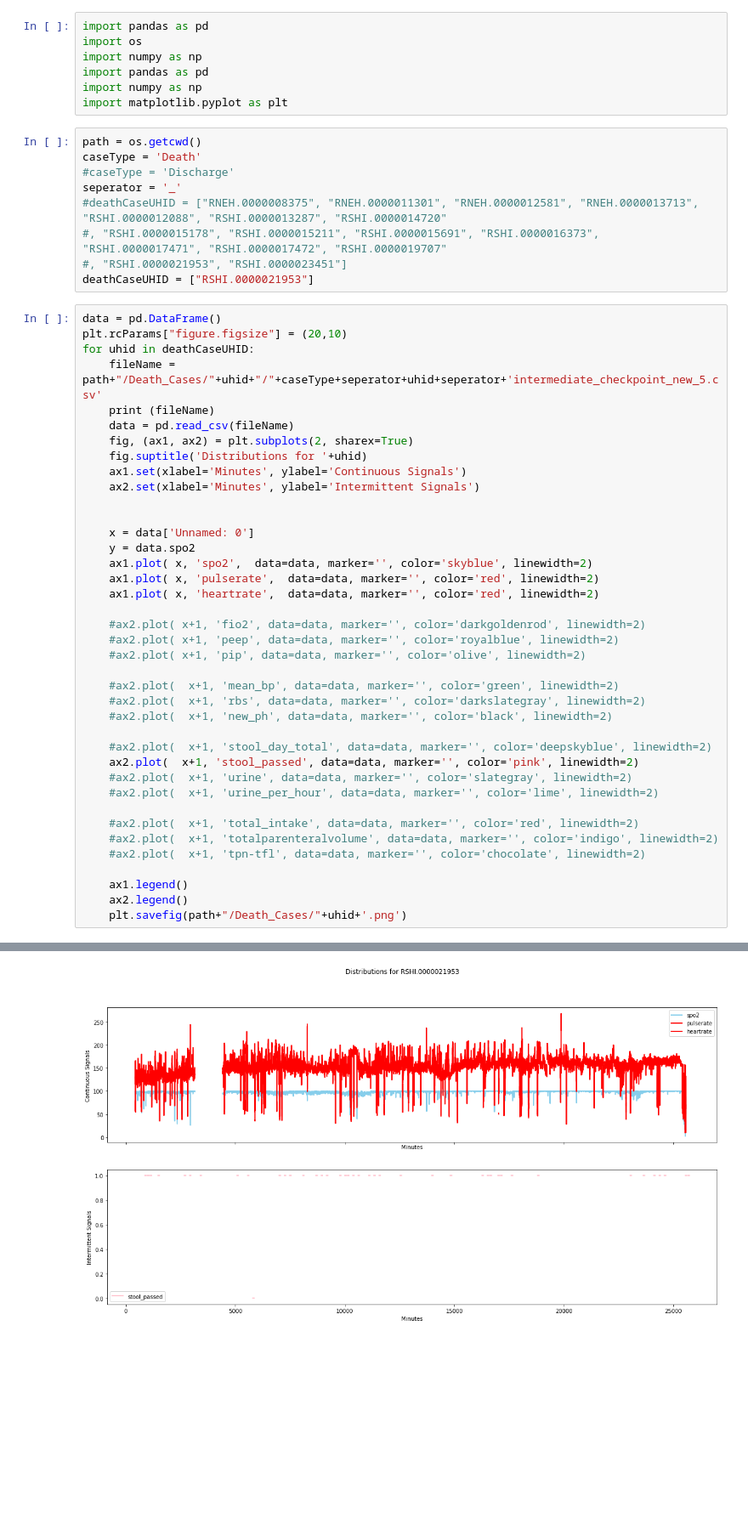
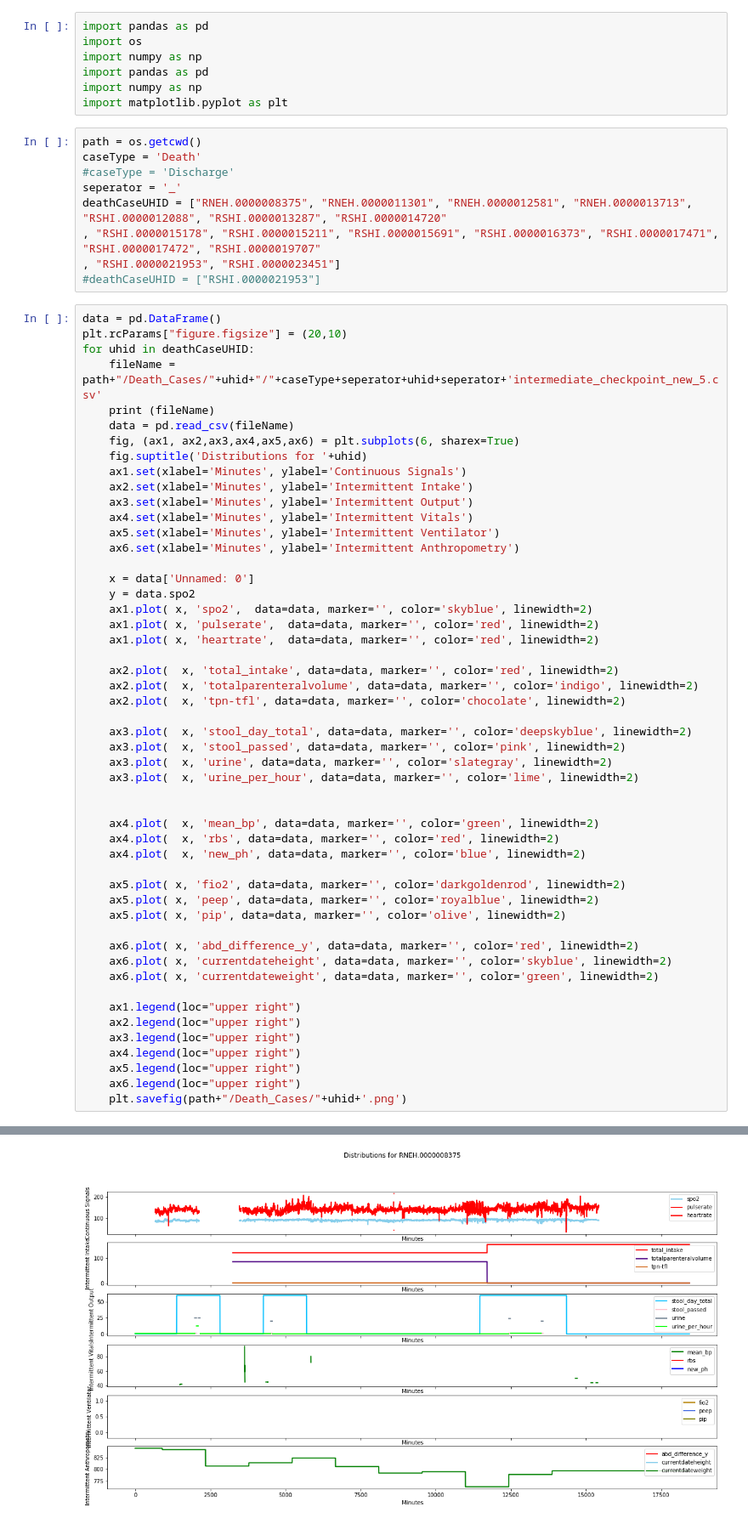
Before and after one commit to HDP-predictions/Development-and-Validation-of-High-Definition-Phenotype-HDP-based-mortality-prediction-in-critical, a Jupyter notebook: data_visualization.ipynb, the cells around one changed output, grey strips where cells are left out. Shown at 85% size. Cells and saved outputs as stored; diff of their text form; blank space fills up the shorter version.

Commit message:
data visualization notebook

```diff
--- a/data_visualization.ipynb
+++ b/data_visualization.ipynb
@@ -10,10 +10,10 @@ path = os.getcwd()
 caseType = 'Death'
 #caseType = 'Discharge'
 seperator = '_'
-#deathCaseUHID = ["RNEH.0000008375", "RNEH.0000011301", "RNEH.0000012581", "RNEH.0000013713", "RSHI.0000012088", "RSHI.0000013287", "RSHI.0000014720"
-#, "RSHI.0000015178", "RSHI.0000015211", "RSHI.0000015691", "RSHI.0000016373", "RSHI.0000017471", "RSHI.0000017472", "RSHI.0000019707"
-#, "RSHI.0000021953", "RSHI.0000023451"]
-deathCaseUHID = ["RSHI.0000021953"]
+deathCaseUHID = ["RNEH.0000008375", "RNEH.0000011301", "RNEH.0000012581", "RNEH.0000013713", "RSHI.0000012088", "RSHI.0000013287", "RSHI.0000014720"
+, "RSHI.0000015178", "RSHI.0000015211", "RSHI.0000015691", "RSHI.0000016373", "RSHI.0000017471", "RSHI.0000017472", "RSHI.0000019707"
+, "RSHI.0000021953", "RSHI.0000023451"]
+#deathCaseUHID = ["RSHI.0000021953"]
 # %%
 data = pd.DataFrame()
 plt.rcParams["figure.figsize"] = (20,10)
@@ -21,11 +21,14 @@ for uhid in deathCaseUHID:
     fileName = path+"/Death_Cases/"+uhid+"/"+caseType+seperator+uhid+seperator+'intermediate_checkpoint_new_5.csv'
     print (fileName)
     data = pd.read_csv(fileName)
-    fig, (ax1, ax2) = plt.subplots(2, sharex=True)
+    fig, (ax1, ax2,ax3,ax4,ax5,ax6) = plt.subplots(6, sharex=True)
     fig.suptitle('Distributions for '+uhid)
     ax1.set(xlabel='Minutes', ylabel='Continuous Signals')
-    ax2.set(xlabel='Minutes', ylabel='Intermittent Signals')
-
+    ax2.set(xlabel='Minutes', ylabel='Intermittent Intake')
+    ax3.set(xlabel='Minutes', ylabel='Intermittent Output')
+    ax4.set(xlabel='Minutes', ylabel='Intermittent Vitals')
+    ax5.set(xlabel='Minutes', ylabel='Intermittent Ventilator')
+    ax6.set(xlabel='Minutes', ylabel='Intermittent Anthropometry')
 
     x = data['Unnamed: 0']
     y = data.spo2
@@ -33,25 +36,34 @@ for uhid in deathCaseUHID:
     ax1.plot( x, 'pulserate',  data=data, marker='', color='red', linewidth=2)
     ax1.plot( x, 'heartrate',  data=data, marker='', color='red', linewidth=2)
 
-    #ax2.plot( x+1, 'fio2', data=data, marker='', color='darkgoldenrod', linewidth=2)
-    #ax2.plot( x+1, 'peep', data=data, marker='', color='royalblue', linewidth=2)
-    #ax2.plot( x+1, 'pip', data=data, marker='', color='olive', linewidth=2)
+    ax2.plot(  x, 'total_intake', data=data, marker='', color='red', linewidth=2)
+    ax2.plot(  x, 'totalparenteralvolume', data=data, marker='', color='indigo', linewidth=2)
+    ax2.plot(  x, 'tpn-tfl', data=data, marker='', color='chocolate', linewidth=2)
 
-    #ax2.plot(  x+1, 'mean_bp', data=data, marker='', color='green', linewidth=2)
-    #ax2.plot(  x+1, 'rbs', data=data, marker='', color='darkslategray', linewidth=2)
-    #ax2.plot(  x+1, 'new_ph', data=data, marker='', color='black', linewidth=2)
+    ax3.plot(  x, 'stool_day_total', data=data, marker='', color='deepskyblue', linewidth=2)
+    ax3.plot(  x, 'stool_passed', data=data, marker='', color='pink', linewidth=2)
+    ax3.plot(  x, 'urine', data=data, marker='', color='slategray', linewidth=2)
+    ax3.plot(  x, 'urine_per_hour', data=data, marker='', color='lime', linewidth=2)
 
-    #ax2.plot(  x+1, 'stool_day_total', data=data, marker='', color='deepskyblue', linewidth=2)
-    ax2.plot(  x+1, 'stool_passed', data=data, marker='', color='pink', linewidth=2)
-    #ax2.plot(  x+1, 'urine', data=data, marker='', color='slategray', linewidth=2)
-    #ax2.plot(  x+1, 'urine_per_hour', data=data, marker='', color='lime', linewidth=2)
 
-    #ax2.plot(  x+1, 'total_intake', data=data, marker='', color='red', linewidth=2)
-    #ax2.plot(  x+1, 'totalparenteralvolume', data=data, marker='', color='indigo', linewidth=2)
-    #ax2.plot(  x+1, 'tpn-tfl', data=data, marker='', color='chocolate', linewidth=2)
+    ax4.plot(  x, 'mean_bp', data=data, marker='', color='green', linewidth=2)
+    ax4.plot(  x, 'rbs', data=data, marker='', color='red', linewidth=2)
+    ax4.plot(  x, 'new_ph', data=data, marker='', color='blue', linewidth=2)
 
-    ax1.legend()
-    ax2.legend()
+    ax5.plot( x, 'fio2', data=data, marker='', color='darkgoldenrod', linewidth=2)
+    ax5.plot( x, 'peep', data=data, marker='', color='royalblue', linewidth=2)
+    ax5.plot( x, 'pip', data=data, marker='', color='olive', linewidth=2)
+
+    ax6.plot( x, 'abd_difference_y', data=data, marker='', color='red', linewidth=2)
+    ax6.plot( x, 'currentdateheight', data=data, marker='', color='skyblue', linewidth=2)
+    ax6.plot( x, 'currentdateweight', data=data, marker='', color='green', linewidth=2)
+
+    ax1.legend(loc="upper right")
+    ax2.legend(loc="upper right")
+    ax3.legend(loc="upper right")
+    ax4.legend(loc="upper right")
+    ax5.legend(loc="upper right")
+    ax6.legend(loc="upper right")
     plt.savefig(path+"/Death_Cases/"+uhid+'.png')
 # %% [output]
 /Users/harpreet/CHIL/Research/Paper/Paper_6_HDP_NICU/Submission/JAMIA Submission/code/GIT_Code/Development-and-Validation-of-High-Definition-Phenotype-HDP-based-mortality-prediction-in-critical/Death_ ...
@@ -58 +85 @@ for uhid in deathCaseUHID:
-[figure, old version]
+[figure, new version]
```
Also changed, not shown: parts of 4 cells of this notebook.
